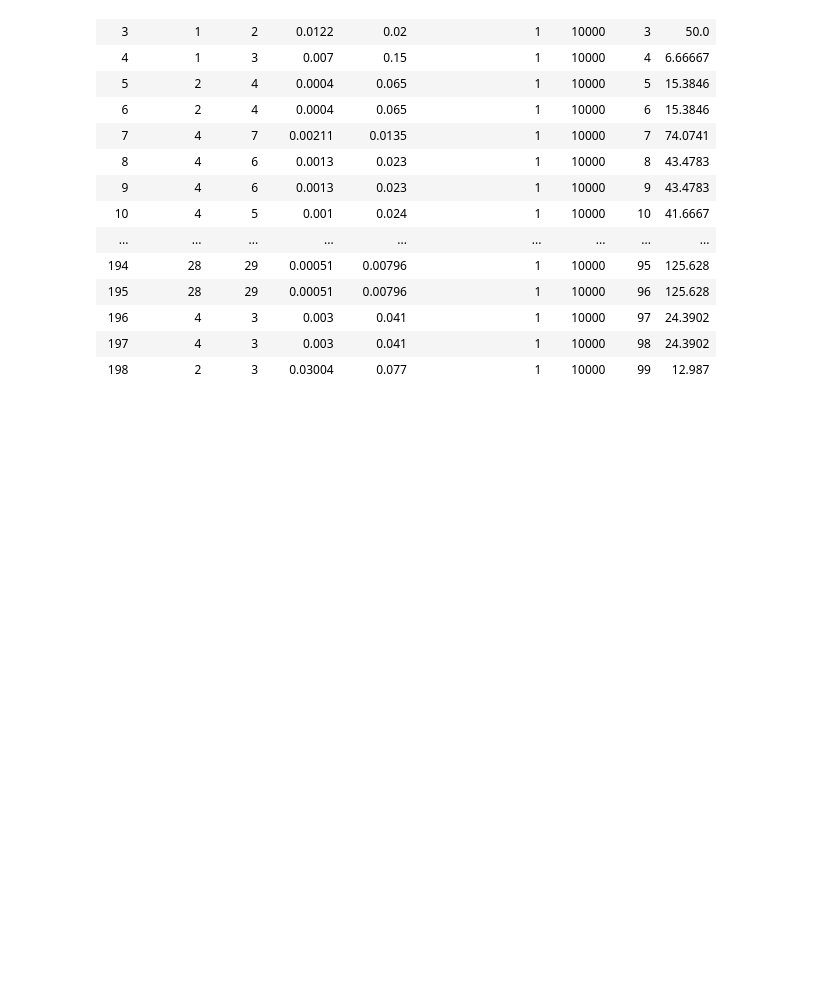
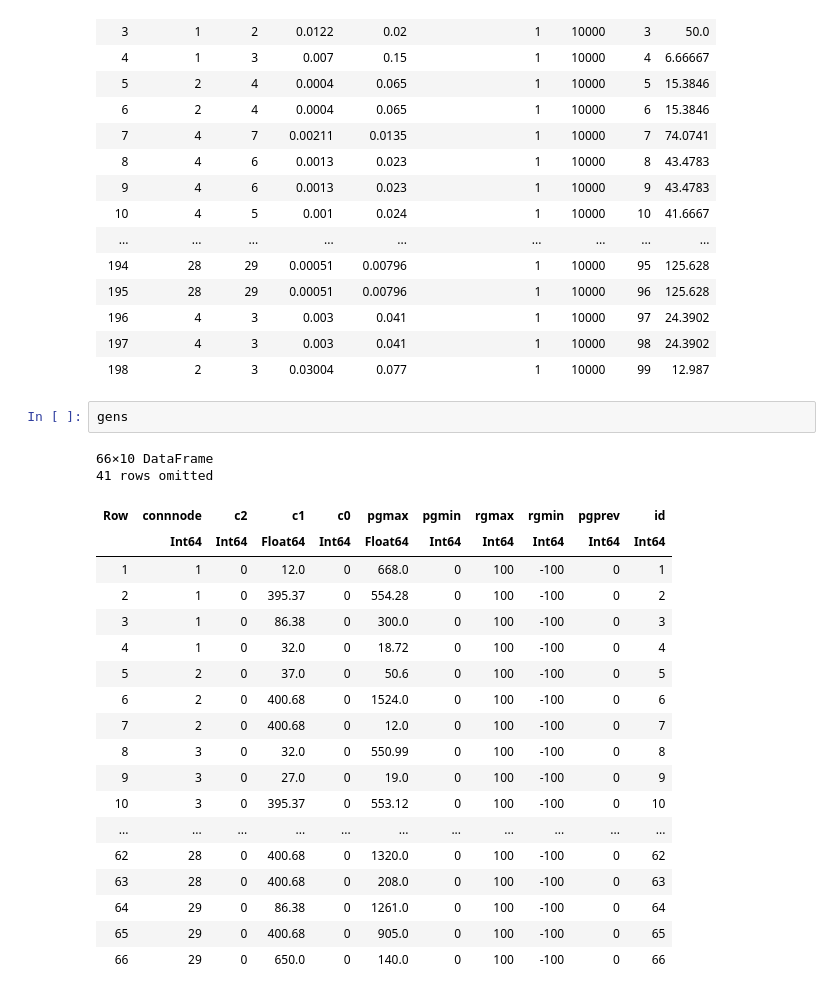
Before and after one commit to salbert-antwi/power-systems-optimization, a Jupyter notebook: Notebooks/MarketModelling_Attempt.ipynb, the cells around one changed output. Cells and saved outputs as stored; diff of their text form; blank space fills up the shorter version.

```diff
--- a/Notebooks/MarketModelling_Attempt.ipynb
+++ b/Notebooks/MarketModelling_Attempt.ipynb
@@ -70,5 +70,28 @@ lines
 | 196 | 4 | 3 | 0.003 | 0.041 | 1 | 10000 | 97 | 24.3902 |
 | 197 | 4 | 3 | 0.003 | 0.041 | 1 | 10000 | 98 | 24.3902 |
 | 198 | 2 | 3 | 0.03004 | 0.077 | 1 | 10000 | 99 | 12.987 |
+# %%
+gens
+# %% [output]
+66×10 DataFrame
+41 rows omitted
+| Row | connnode | c2 | c1 | c0 | pgmax | pgmin | rgmax | rgmin | pgprev | id |
+|  | Int64 | Int64 | Float64 | Int64 | Float64 | Int64 | Int64 | Int64 | Int64 | Int64 |
+| 1 | 1 | 0 | 12.0 | 0 | 668.0 | 0 | 100 | -100 | 0 | 1 |
+| 2 | 1 | 0 | 395.37 | 0 | 554.28 | 0 | 100 | -100 | 0 | 2 |
+| 3 | 1 | 0 | 86.38 | 0 | 300.0 | 0 | 100 | -100 | 0 | 3 |
+| 4 | 1 | 0 | 32.0 | 0 | 18.72 | 0 | 100 | -100 | 0 | 4 |
+| 5 | 2 | 0 | 37.0 | 0 | 50.6 | 0 | 100 | -100 | 0 | 5 |
+| 6 | 2 | 0 | 400.68 | 0 | 1524.0 | 0 | 100 | -100 | 0 | 6 |
+| 7 | 2 | 0 | 400.68 | 0 | 12.0 | 0 | 100 | -100 | 0 | 7 |
+| 8 | 3 | 0 | 32.0 | 0 | 550.99 | 0 | 100 | -100 | 0 | 8 |
+| 9 | 3 | 0 | 27.0 | 0 | 19.0 | 0 | 100 | -100 | 0 | 9 |
+| 10 | 3 | 0 | 395.37 | 0 | 553.12 | 0 | 100 | -100 | 0 | 10 |
+| ... | ... | ... | ... | ... | ... | ... | ... | ... | ... | ... |
+| 62 | 28 | 0 | 400.68 | 0 | 1320.0 | 0 | 100 | -100 | 0 | 62 |
+| 63 | 28 | 0 | 400.68 | 0 | 208.0 | 0 | 100 | -100 | 0 | 63 |
+| 64 | 29 | 0 | 86.38 | 0 | 1261.0 | 0 | 100 | -100 | 0 | 64 |
+| 65 | 29 | 0 | 400.68 | 0 | 905.0 | 0 | 100 | -100 | 0 | 65 |
+| 66 | 29 | 0 | 650.0 | 0 | 140.0 | 0 | 100 | -100 | 0 | 66 |
 # %%
 #define optimization function
```
Also changed, not shown: parts of 9 cells of this notebook, 8 other files.
